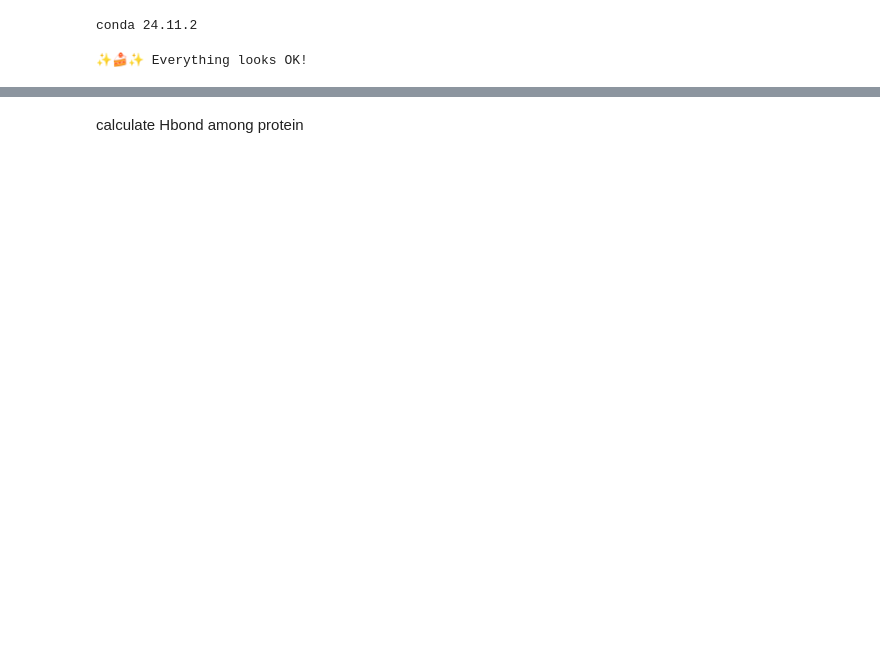
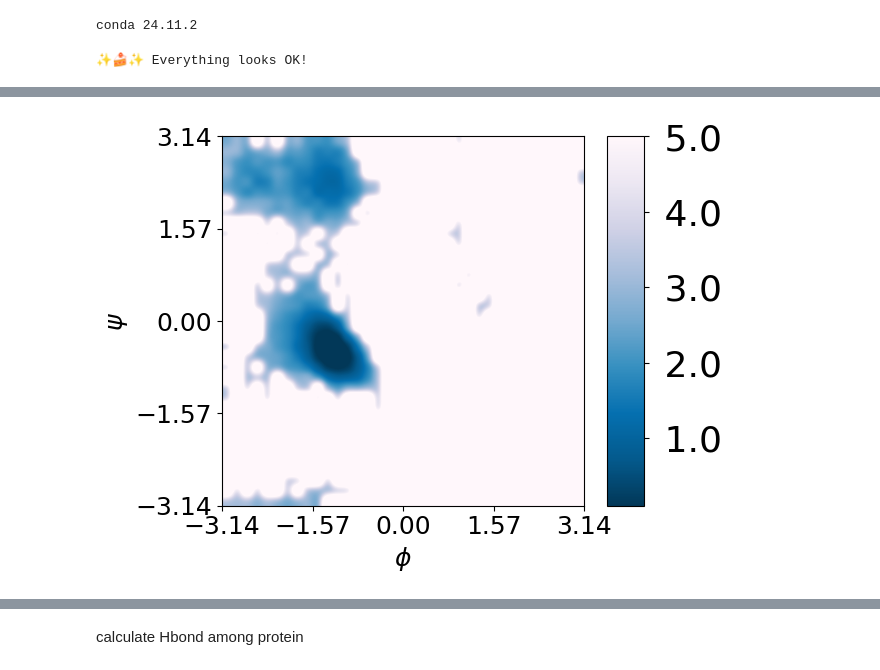
Before and after one commit to RuiqingW20/MDanalysis-on-peptides-, a Jupyter notebook: villin_analysis.ipynb, the cells around one changed output, grey strips where cells are left out. Cells and saved outputs as stored; diff of their text form; code cells hidden in the pictures; blank space fills up the shorter version.

```diff
--- a/villin_analysis.ipynb
+++ b/villin_analysis.ipynb
@@ -318,0 +279,26 @@ plt.show()
+# %%
+def plot_phipsi_FES(res):
+ free_energy,xedges,yedges=np.histogram2d(dihedral_dict['psi'][res],dihedral_dict['phi'][res],36,[[-3.14,3.14],[-3.14,3.14]],density=True,weights=None)
+ free_energy=np.log(np.flipud(free_energy)+.000001)
+ T=300
+ kbT=T*0.008314/4.184 # kT in kcal/mol
+ dG=-(kbT)*free_energy #Convert to kcal/mol
+ im=plt.imshow(dG, interpolation='gaussian',extent=[yedges[0], yedges[-1], xedges[0], xedges[-1]],cmap='PuBu_r',aspect='auto')
+ cbar_ticks=[0,1,2,3,4,5]
+ cb = plt.colorbar(ticks=cbar_ticks, format=('% .1f'), aspect=10) # grab the Colorbar instance
+ imaxes = plt.gca()
+ plt.xticks([-3.14,-3.14/2,0,3.14/2,3.14],fontsize=35)
+ plt.yticks([-3.14,-3.14/2,0,3.14/2,3.14],fontsize=35)
+ plt.xlabel('$\phi$', size=18)
+ plt.ylabel('$\psi$', size=18)
+ plt.tick_params(labelsize=18)
+ plt.axes(cb.ax)
+ plt.clim(vmin=0.1,vmax=5.0)
+ plt.yticks(size='26')
+ plt.tight_layout()
+ plt.show()
+ return
+
+plot_phipsi_FES(45)
+# %% [output]
+[figure, added]
```
Also changed, not shown: parts of 39 cells of this notebook.
